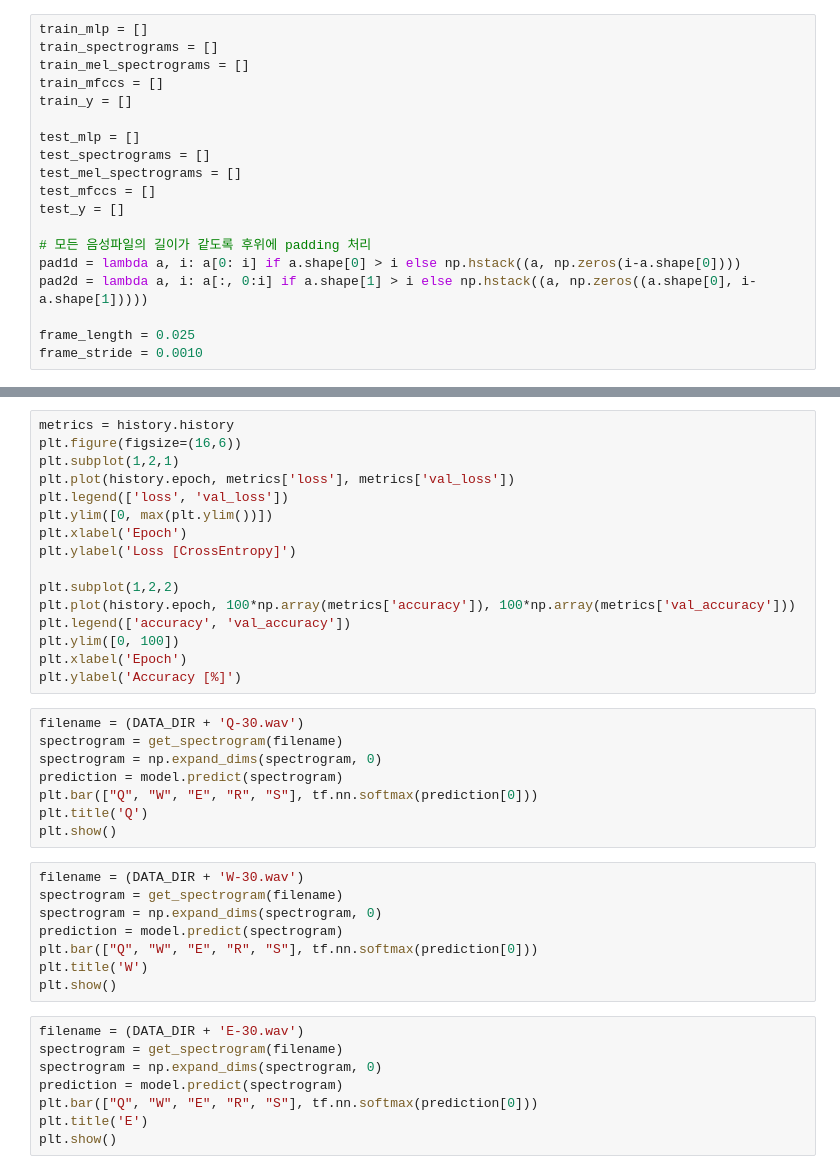
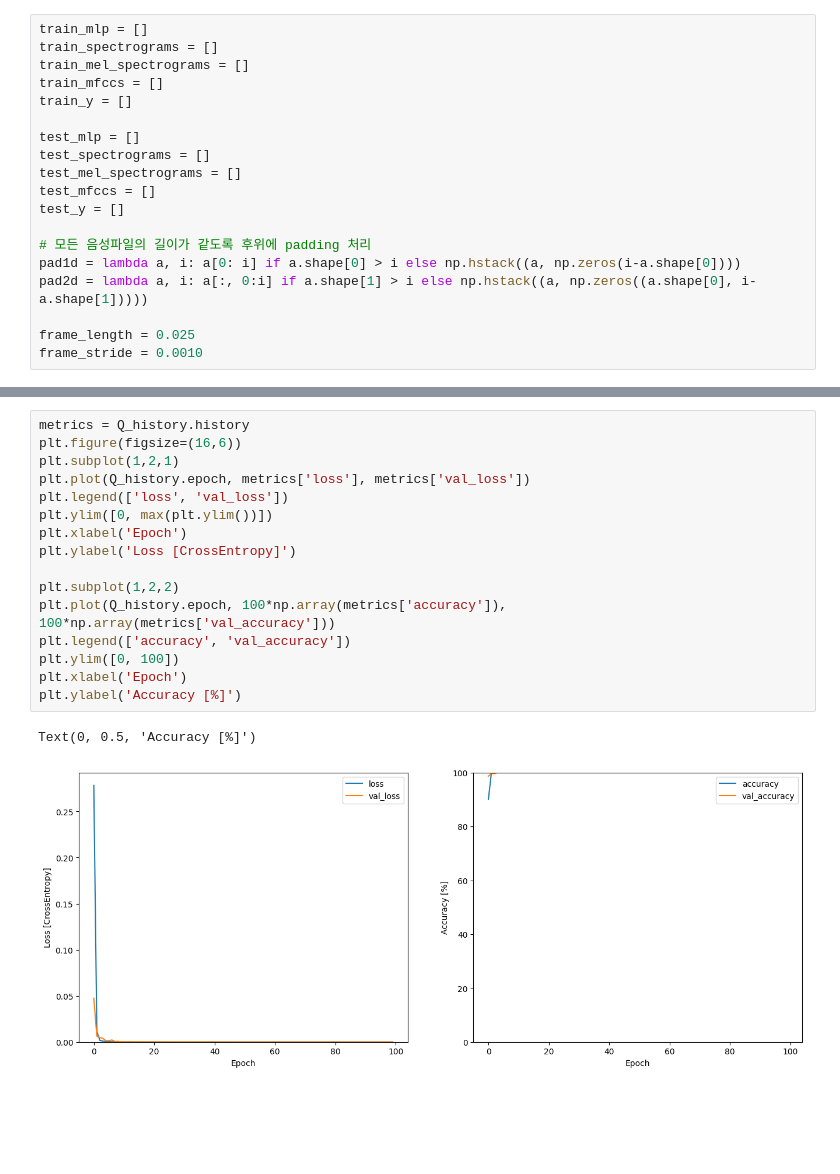
Before and after one commit to hyochung301/keyboard_DL, a Jupyter notebook: simul_keyboard.ipynb, the cells around one changed output, grey strips where cells are left out. Cells and saved outputs as stored; diff of their text form; blank space fills up the shorter version.

```diff
--- a/simul_keyboard.ipynb
+++ b/simul_keyboard.ipynb
@@ -171,40 +245,19 @@ plt.legend()
 # %%
-metrics = history.history
+metrics = Q_history.history
 plt.figure(figsize=(16,6))
 plt.subplot(1,2,1)
-plt.plot(history.epoch, metrics['loss'], metrics['val_loss'])
+plt.plot(Q_history.epoch, metrics['loss'], metrics['val_loss'])
 plt.legend(['loss', 'val_loss'])
 plt.ylim([0, max(plt.ylim())])
 plt.xlabel('Epoch')
 plt.ylabel('Loss [CrossEntropy]')
 
 plt.subplot(1,2,2)
-plt.plot(history.epoch, 100*np.array(metrics['accuracy']), 100*np.array(metrics['val_accuracy']))
+plt.plot(Q_history.epoch, 100*np.array(metrics['accuracy']), 100*np.array(metrics['val_accuracy']))
 plt.legend(['accuracy', 'val_accuracy'])
 plt.ylim([0, 100])
 plt.xlabel('Epoch')
 plt.ylabel('Accuracy [%]')
+# %% [output]
+Text(0, 0.5, 'Accuracy [%]')
+[figure, added]
-# %%
-filename = (DATA_DIR + 'Q-30.wav')
-spectrogram = get_spectrogram(filename)
-spectrogram = np.expand_dims(spectrogram, 0)
-prediction = model.predict(spectrogram)
-plt.bar(["Q", "W", "E", "R", "S"], tf.nn.softmax(prediction[0]))
-plt.title('Q')
-plt.show()
-# %%
-filename = (DATA_DIR + 'W-30.wav')
-spectrogram = get_spectrogram(filename)
-spectrogram = np.expand_dims(spectrogram, 0)
-prediction = model.predict(spectrogram)
-plt.bar(["Q", "W", "E", "R", "S"], tf.nn.softmax(prediction[0]))
-plt.title('W')
-plt.show()
-# %%
-filename = (DATA_DIR + 'E-30.wav')
-spectrogram = get_spectrogram(filename)
-spectrogram = np.expand_dims(spectrogram, 0)
-prediction = model.predict(spectrogram)
-plt.bar(["Q", "W", "E", "R", "S"], tf.nn.softmax(prediction[0]))
-plt.title('E')
-plt.show()
```
Also changed, not shown: parts of 27 cells of this notebook.
